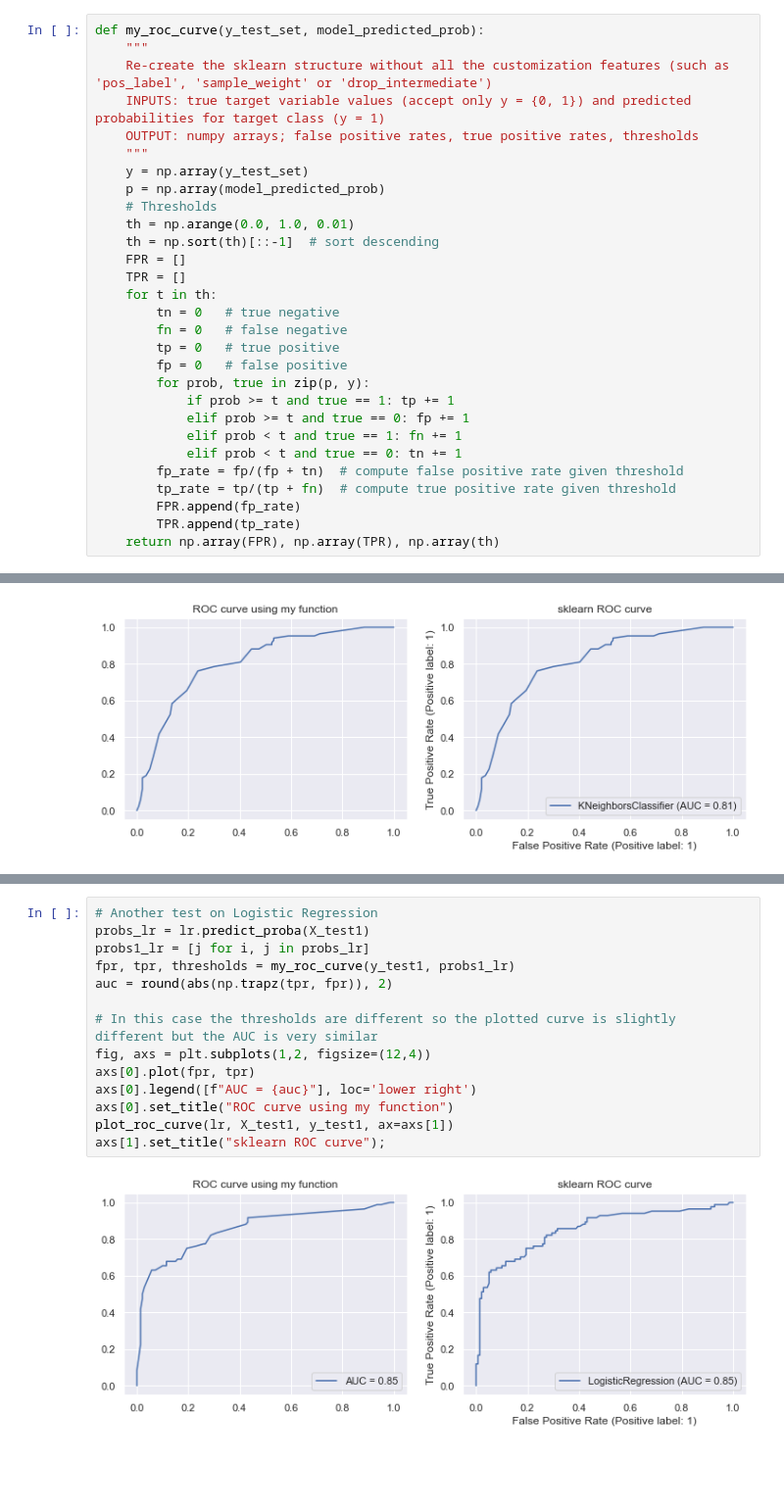
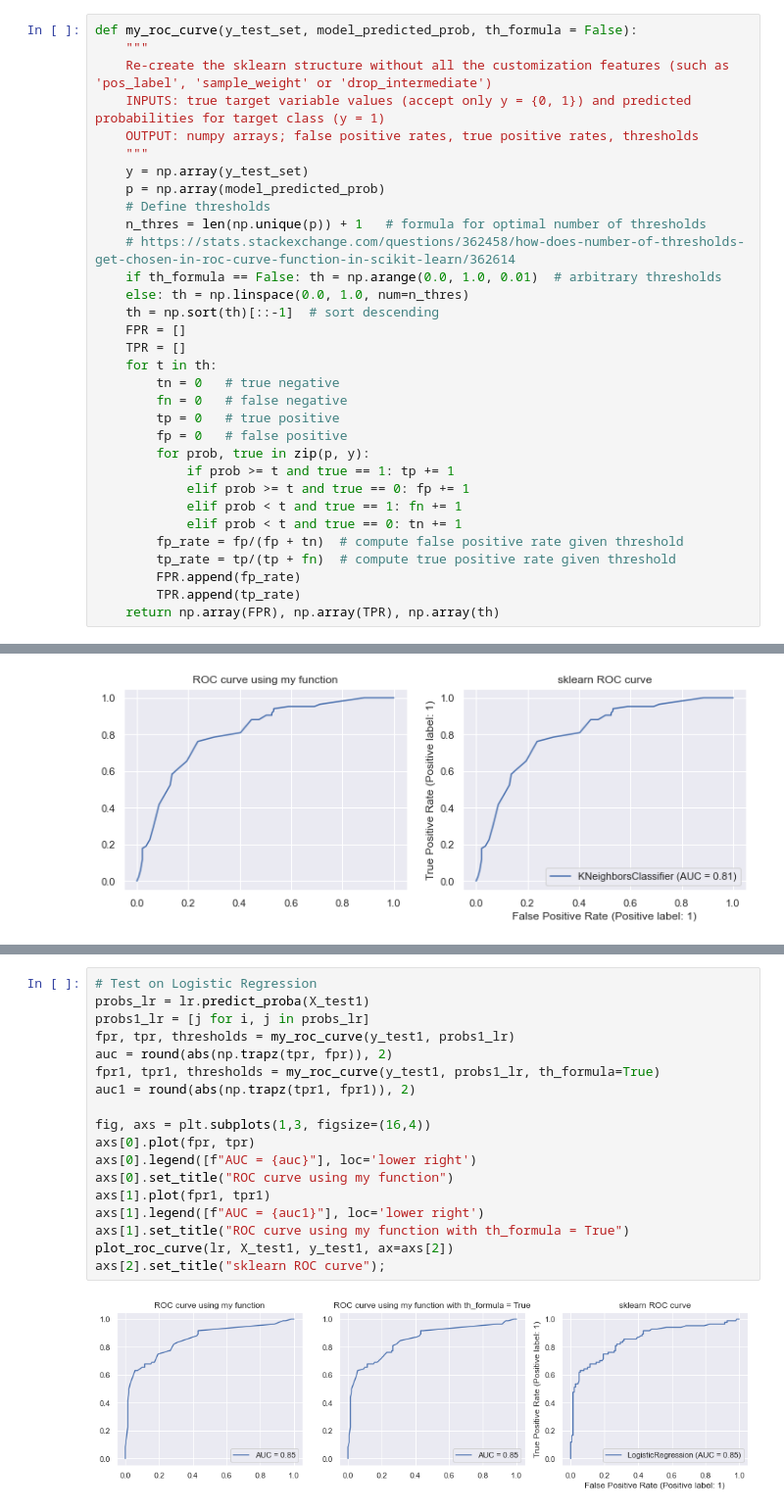
Before and after one commit to alessiogiust/DataScienceAcademy_Projects, a Jupyter notebook: AG_basic_Classifiers_evaluation.ipynb, the cells around one changed output, grey strips where cells are left out. Shown at 98% size. Drawn from its saved outputs; the diff is of its cells as text; blank space fills up the shorter version.

Commit message:
Basic Classifiers evaluation & my_roc_curve function

```diff
--- a/AG_basic_Classifiers_evaluation.ipynb
+++ b/AG_basic_Classifiers_evaluation.ipynb
@@ -212,7 +212,7 @@ fig.figure_.suptitle("Precision-Recall curves comparison", fontsize=20);
 ## ROC Curve function
 Replicate sklearn.metrics.roc_curve: **https://scikit-learn.org/stable/modules/generated/sklearn.metrics.roc_curve.html**
 # %%
-def my_roc_curve(y_test_set, model_predicted_prob):
+def my_roc_curve(y_test_set, model_predicted_prob, th_formula = False):
     """
     Re-create the sklearn structure without all the customization features (such as 'pos_label', 'sample_weight' or 'drop_intermediate')
     INPUTS: true target variable values (accept only y = {0, 1}) and predicted probabilities for target class (y = 1)
@@ -220,8 +220,11 @@ def my_roc_curve(y_test_set, model_predicted_prob):
     """
     y = np.array(y_test_set)
     p = np.array(model_predicted_prob)
-    # Thresholds
-    th = np.arange(0.0, 1.0, 0.01)
+    # Define thresholds
+    n_thres = len(np.unique(p)) + 1   # formula for optimal number of thresholds
+    # https://stats.stackexchange.com/questions/362458/how-does-number-of-thresholds-get-chosen-in-roc-curve-function-in-scikit-learn/362614
+    if th_formula == False: th = np.arange(0.0, 1.0, 0.01)  # arbitrary thresholds
+    else: th = np.linspace(0.0, 1.0, num=n_thres)
     th = np.sort(th)[::-1]  # sort descending
     FPR = []
     TPR = []
@@ -275,18 +284,22 @@ my_roc_curve_plot(y_test1, probs1)
 # %% [output]
 [figure]
 # %%
-# Another test on Logistic Regression
+# Test on Logistic Regression
 probs_lr = lr.predict_proba(X_test1)
 probs1_lr = [j for i, j in probs_lr]
 fpr, tpr, thresholds = my_roc_curve(y_test1, probs1_lr)
 auc = round(abs(np.trapz(tpr, fpr)), 2)
+fpr1, tpr1, thresholds = my_roc_curve(y_test1, probs1_lr, th_formula=True)
+auc1 = round(abs(np.trapz(tpr1, fpr1)), 2)
 
-# In this case the thresholds are different so the plotted curve is slightly different but the AUC is very similar
-fig, axs = plt.subplots(1,2, figsize=(12,4))
+fig, axs = plt.subplots(1,3, figsize=(16,4))
 axs[0].plot(fpr, tpr)
 axs[0].legend([f"AUC = {auc}"], loc='lower right')
 axs[0].set_title("ROC curve using my function")
-plot_roc_curve(lr, X_test1, y_test1, ax=axs[1])
-axs[1].set_title("sklearn ROC curve");
+axs[1].plot(fpr1, tpr1)
+axs[1].legend([f"AUC = {auc1}"], loc='lower right')
+axs[1].set_title("ROC curve using my function with th_formula = True")
+plot_roc_curve(lr, X_test1, y_test1, ax=axs[2])
+axs[2].set_title("sklearn ROC curve");
 # %% [output]
-[figure, old version]
+[figure, new version]
```
Also changed, not shown: parts of 4 cells of this notebook.
